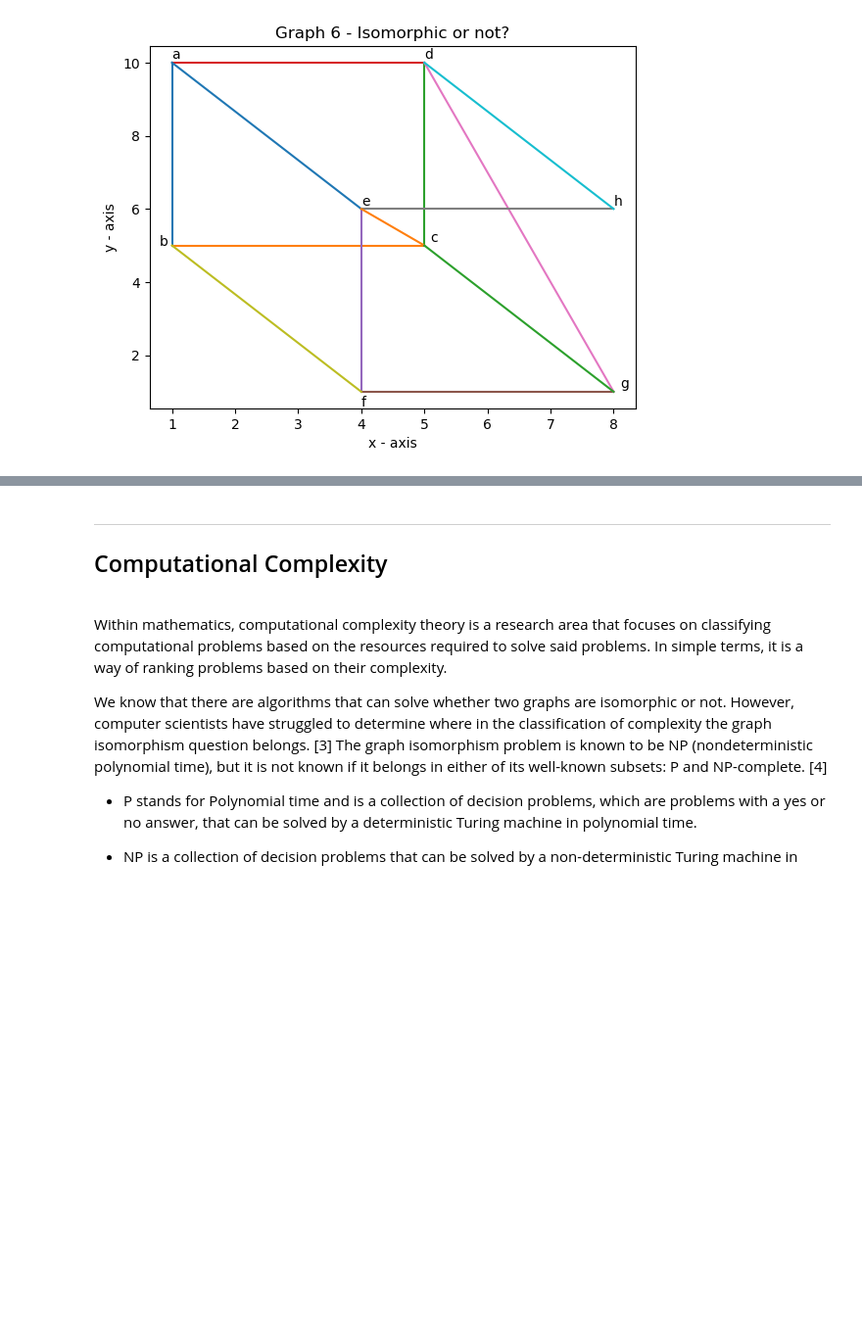
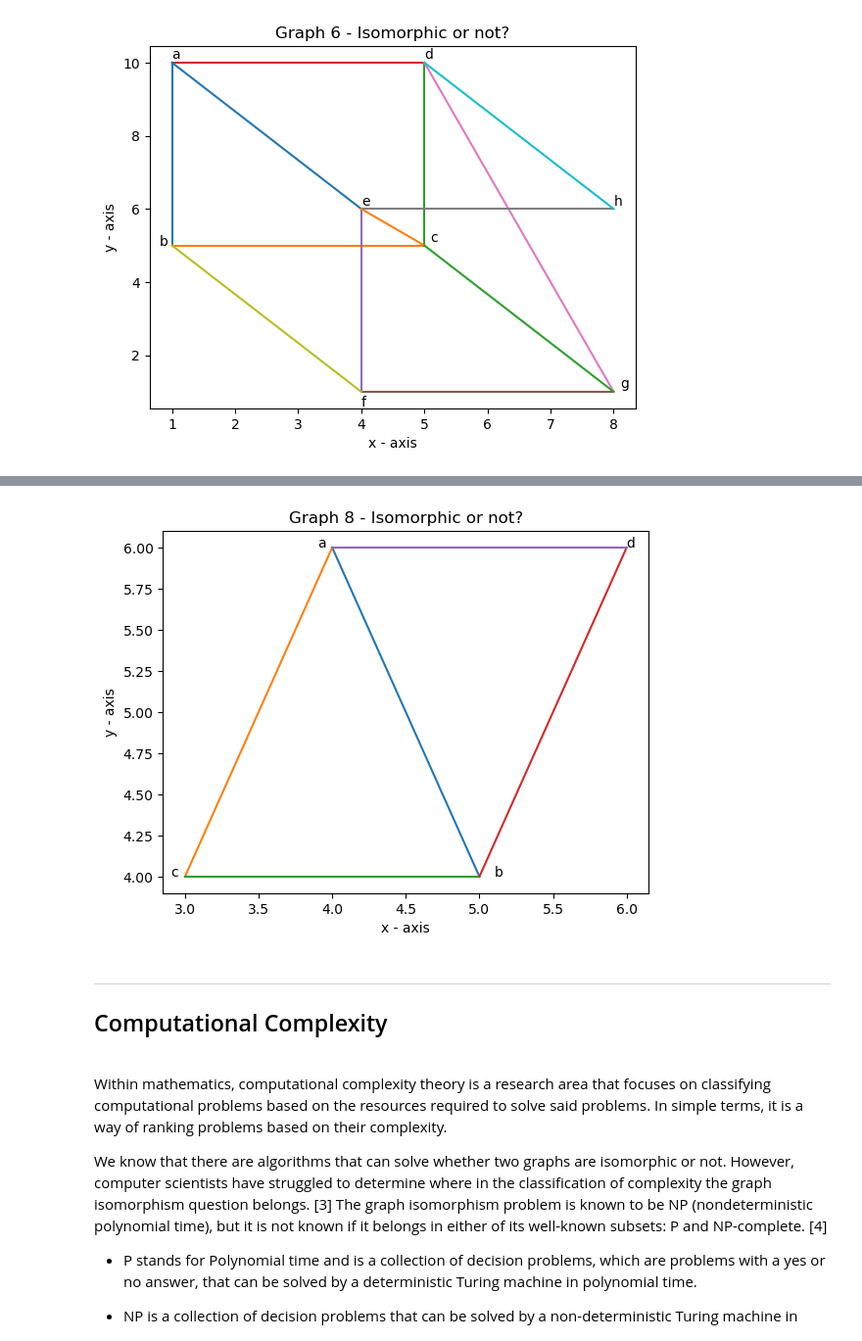
Before and after one commit to Heather-Curran/Graph-Theory-Project, a Jupyter notebook: graph_isomorphism.ipynb, the cells around one changed output, grey strips where cells are left out. Shown: that part at 98% size. Drawn from its saved outputs; the diff is of its cells as text; code cells hidden in the pictures; blank space fills up the shorter version.

```diff
--- a/graph_isomorphism.ipynb
+++ b/graph_isomorphism.ipynb
@@ -331,3 +392,29 @@ plt.show()
+# %%
+#plots - example of an isomorphic graph - Graph 8
+import matplotlib.pyplot as plt
+#      X  Y
+Axy = [4,6]
+Bxy = [5,4]
+Cxy = [3,4]
+Dxy = [6,6]
+
+#plotting - line connections and labels
+plt.plot([Axy[0],Bxy[0]], [Axy[1],Bxy[1]])
+plt.plot([Axy[0],Cxy[0]], [Axy[1],Cxy[1]])
+plt.text(Axy[0]-0.1,Axy[1], "a")
+plt.plot([Bxy[0],Cxy[0]], [Bxy[1],Cxy[1]])
+plt.plot([Bxy[0],Dxy[0]], [Bxy[1],Dxy[1]])
+plt.text(Bxy[0]+0.1,Bxy[1], "b")
+plt.text(Cxy[0]-0.1,Cxy[1], "c")
+plt.plot([Dxy[0],Axy[0]], [Dxy[1],Axy[1]])
+plt.text(Dxy[0],Dxy[1], "d")
+
+plt.xlabel('x - axis')
+plt.ylabel('y - axis')
+plt.title('Graph 8 - Isomorphic or not?')
+plt.show()
+# %% [output]
+[figure, added]
 # %% [markdown]
 ---
 ## Computational Complexity
```
Also changed, not shown: parts of 9 cells of this notebook, 1 other file.
